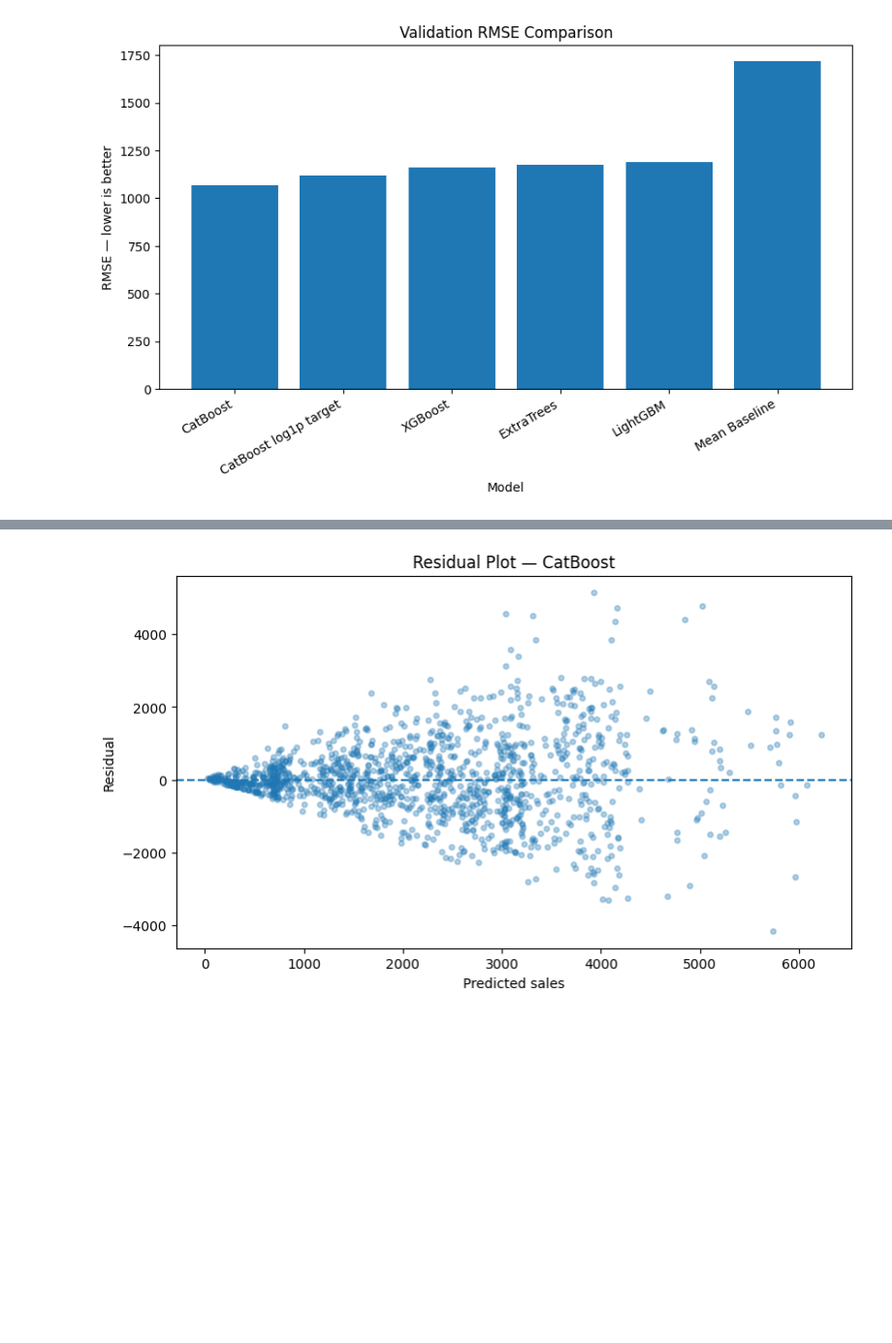
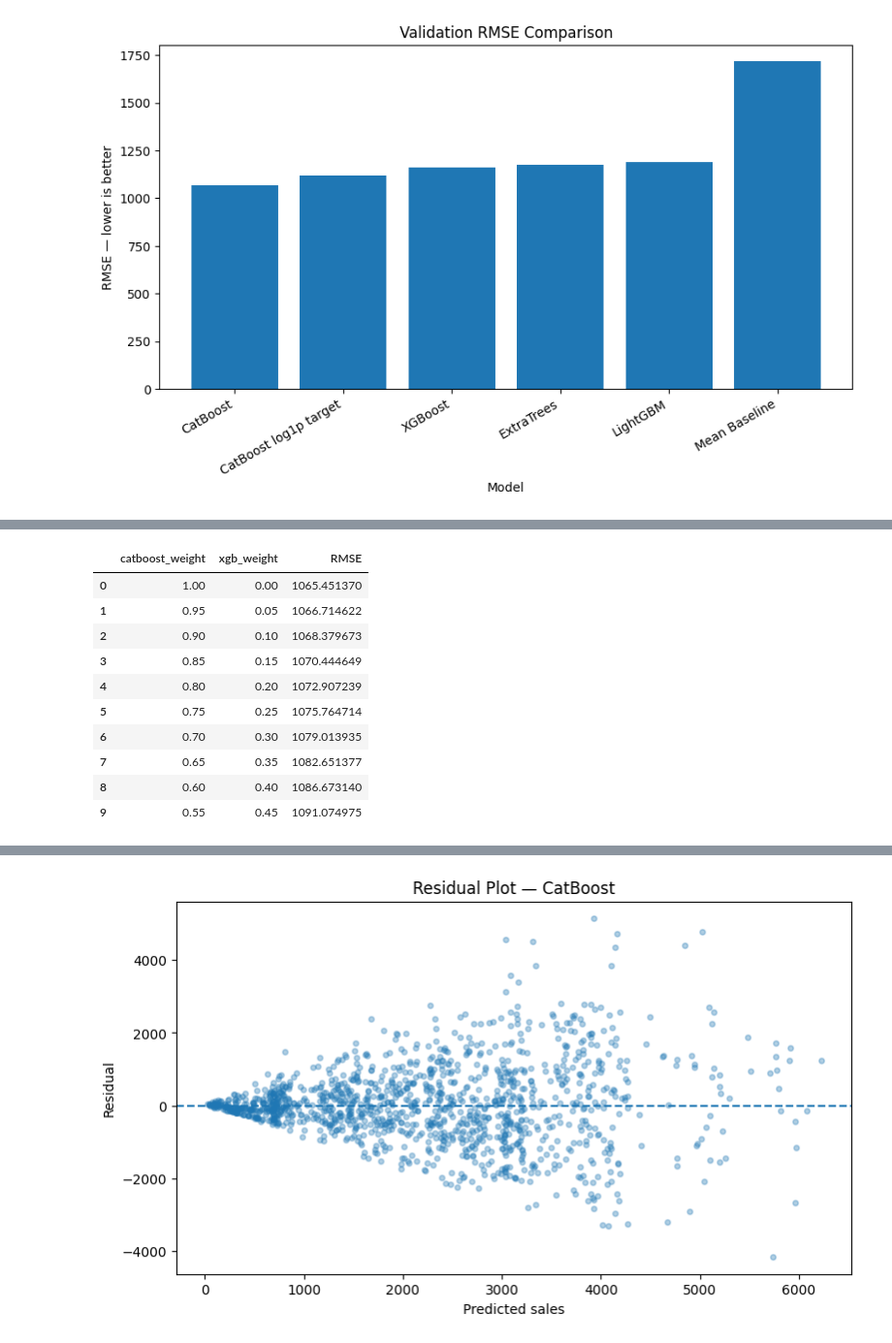
Before and after one commit to AbidemiDataDriven/AbidemiDataDriven, a Jupyter notebook: abidemi-s-dsn-bootcamp-notebbok26.ipynb, the cells around one changed output, grey strips where cells are left out. Shown at 97% size. Drawn from its saved outputs; the diff is of its cells as text; code cells hidden in the pictures; blank space fills up the shorter version.

```diff
--- a/abidemi-s-dsn-bootcamp-notebbok26.ipynb
+++ b/abidemi-s-dsn-bootcamp-notebbok26.ipynb
@@ -1228,0 +1143,49 @@ plt.show()
+# %%
+# ============================================================
+# 33. Optimize CatBoost + XGBoost blend
+# ============================================================
+
+cat_xgb_results = []
+
+if (
+    catboost_available
+    and "cat_pred" in globals()
+    and xgb_available
+    and "xgb_pred" in globals()
+):
+    for w in np.arange(0.0, 1.01, 0.05):
+        blend_pred = (
+            w * np.asarray(cat_pred) +
+            (1 - w) * np.asarray(xgb_pred)
+        )
+
+        cat_xgb_results.append({
+            "catboost_weight": round(float(w), 2),
+            "xgb_weight": round(float(1 - w), 2),
+            "RMSE": np.sqrt(
+                mean_squared_error(y_valid, blend_pred)
+            ),
+        })
+
+    cat_xgb_df = (
+        pd.DataFrame(cat_xgb_results)
+        .sort_values("RMSE")
+        .reset_index(drop=True)
+    )
+
+    display(cat_xgb_df.head(10))
+else:
+    cat_xgb_df = pd.DataFrame()
+    print("CatBoost + XGBoost blend skipped: required predictions unavailable.")
+# %% [output]
+|  | catboost_weight | xgb_weight | RMSE |
+| 0 | 1.00 | 0.00 | 1065.451370 |
+| 1 | 0.95 | 0.05 | 1066.714622 |
+| 2 | 0.90 | 0.10 | 1068.379673 |
+| 3 | 0.85 | 0.15 | 1070.444649 |
+| 4 | 0.80 | 0.20 | 1072.907239 |
+| 5 | 0.75 | 0.25 | 1075.764714 |
+| 6 | 0.70 | 0.30 | 1079.013935 |
+| 7 | 0.65 | 0.35 | 1082.651377 |
+| 8 | 0.60 | 0.40 | 1086.673140 |
+| 9 | 0.55 | 0.45 | 1091.074975 |
```
Also changed, not shown: parts of 24 cells of this notebook.
